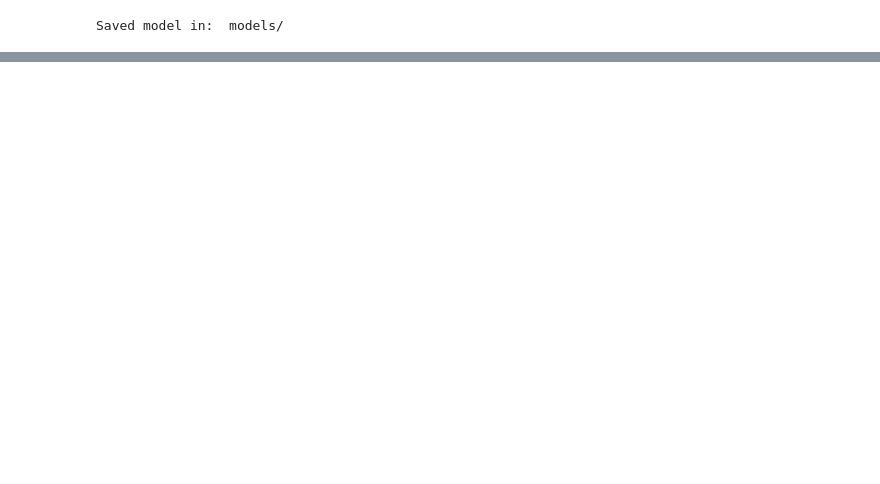
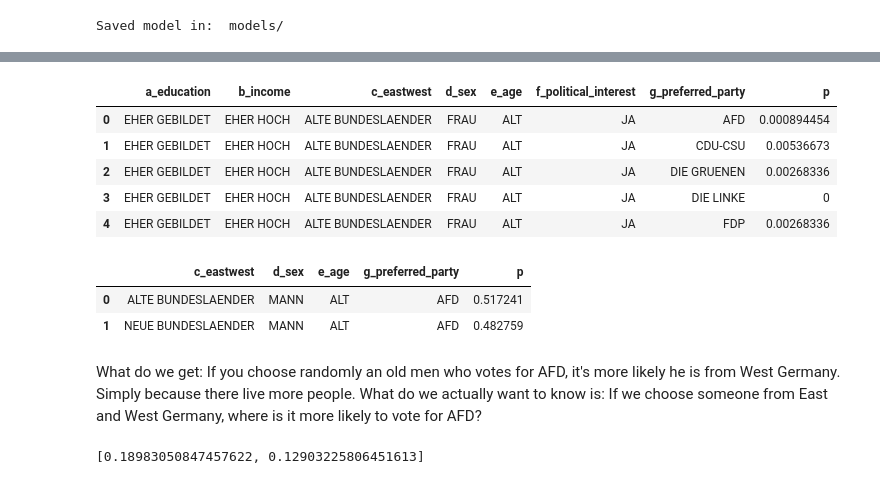
Before and after one commit to christophsaffer/Categorical_models, a Jupyter notebook: data_report01.ipynb, the cells around one changed output, grey strips where cells are left out. Cells and saved outputs as stored; diff of their text form; code cells hidden in the pictures; blank space fills up the shorter version.

```diff
--- a/data_report01.ipynb
+++ b/data_report01.ipynb
@@ -61,0 +166,30 @@ dens
+# %%
+catmod.model.head()
+# %% [output]
+|  | a_education | b_income | c_eastwest | d_sex | e_age | f_political_interest | g_preferred_party | p |
+| 0 | EHER GEBILDET | EHER HOCH | ALTE BUNDESLAENDER | FRAU | ALT | JA | AFD | 0.000894454 |
+| 1 | EHER GEBILDET | EHER HOCH | ALTE BUNDESLAENDER | FRAU | ALT | JA | CDU-CSU | 0.00536673 |
+| 2 | EHER GEBILDET | EHER HOCH | ALTE BUNDESLAENDER | FRAU | ALT | JA | DIE GRUENEN | 0.00268336 |
+| 3 | EHER GEBILDET | EHER HOCH | ALTE BUNDESLAENDER | FRAU | ALT | JA | DIE LINKE | 0 |
+| 4 | EHER GEBILDET | EHER HOCH | ALTE BUNDESLAENDER | FRAU | ALT | JA | FDP | 0.00268336 |
+# %%
+pred1 = catmod.marg_list(["a_education", "b_income", "f_political_interest"])
+pred1 = catmod.cond("d_sex", "MANN", pred1)
+pred1 = catmod.cond("e_age", "ALT", pred1)
+max0 = catmod.cond("g_preferred_party", "AFD", pred1)
+max0
+# %% [output]
+|  | c_eastwest | d_sex | e_age | g_preferred_party | p |
+| 0 | ALTE BUNDESLAENDER | MANN | ALT | AFD | 0.517241 |
+| 1 | NEUE BUNDESLAENDER | MANN | ALT | AFD | 0.482759 |
+# %% [markdown]
+What do we get: If you choose randomly an old men who votes for AFD, it's more likely he is from West Germany. Simply because there live more people. What do we actually want to know is: If we choose someone from East and West Germany, where is it more likely to vote for AFD?
+# %%
+max1 = catmod.cond("c_eastwest", "NEUE BUNDESLAENDER", pred1)
+max2 = catmod.cond("c_eastwest", "ALTE BUNDESLAENDER", pred1)
+maxima = []
+maxima.append(catmod.dens(["NEUE BUNDESLAENDER", "MANN", "ALT", "AFD"], max1))
+maxima.append(catmod.dens(["ALTE BUNDESLAENDER", "MANN", "ALT", "AFD"], max2))
+maxima
+# %% [output]
+[0.18983050847457622, 0.12903225806451613]
```
Also changed, not shown: parts of 58 cells of this notebook, 8 other files.
